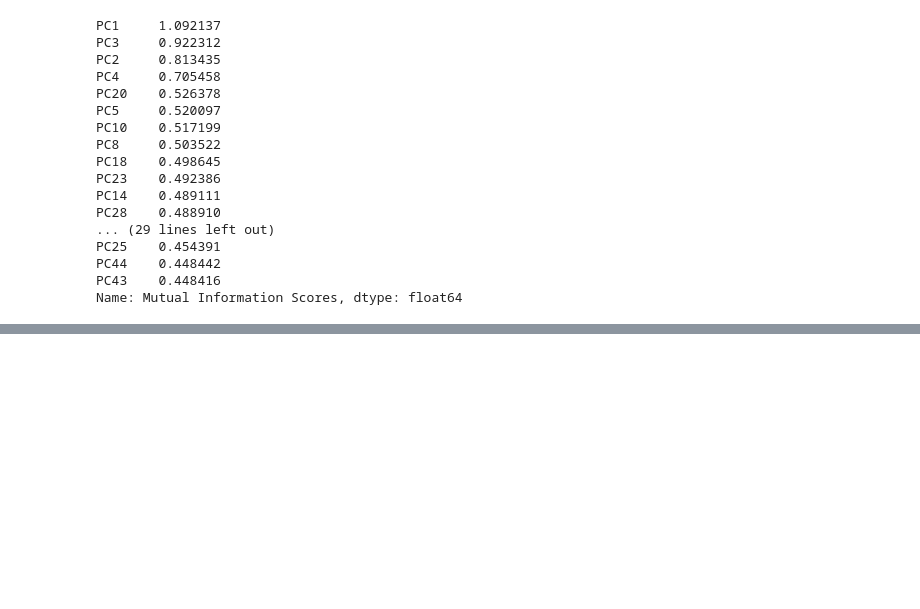
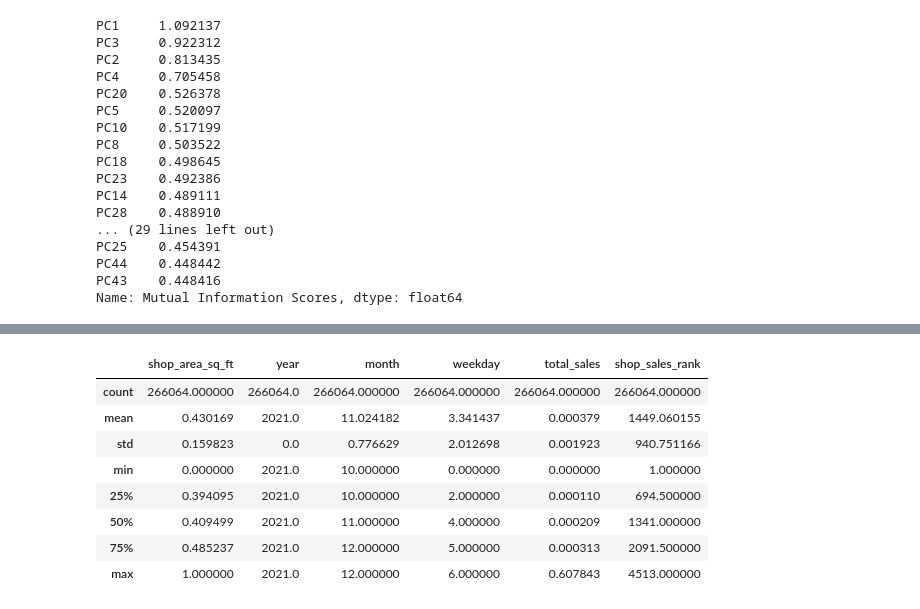
Before and after one commit to AnoshanJ/Datastorm4.0, a Jupyter notebook: Day 2/Solution.ipynb, the cells around one changed output, grey strips where cells are left out. Saved outputs shown, nothing was run; the diff lists cells and outputs as text; code cells hidden in the pictures; blank space fills up the shorter version.

```diff
--- a/Day 2/Solution.ipynb
+++ b/Day 2/Solution.ipynb
@@ -783,0 +688,21 @@ Name: Mutual Information Scores, dtype: float64
+# %%
+# Create price-related features
+X_train_scaled['total_sales'] = X_train_scaled['item_price'] * X_train_scaled['quantity_sold']
+# Create shop-related features
+# X_train_scaled['shop_sales_per_sq_ft'] = X_train_scaled['total_sales'] / X_train_scaled['shop_area_sq_ft']
+X_train_scaled['shop_sales_rank'] = X_train_scaled.groupby('shop_id')['total_sales'].rank(ascending=False)
+
+
+X_test_scaled['total_sales'] = X_test_scaled['item_price'] * X_test_scaled['quantity_sold']
+# X_test_scaled['shop_sales_per_sq_ft'] = X_test_scaled['total_sales'] / X_test_scaled['shop_area_sq_ft']
+X_test_scaled['shop_sales_rank'] = X_test_scaled.groupby('shop_id')['total_sales'].rank(ascending=False)
+
+X_submission_scaled['total_sales'] = X_submission_scaled['item_price'] * X_submission_scaled['quantity_sold']
+# X_submission_scaled['shop_sales_per_sq_ft'] = X_submission_scaled['total_sales'] / X_submission_scaled['shop_area_sq_ft']
+X_submission_scaled['shop_sales_rank'] = X_submission_scaled.groupby('shop_id')['total_sales'].rank(ascending=False)
+# %%
+# remove the redundant columns
+
+X_train_scaled.drop(['item_price', 'quantity_sold'], axis=1, inplace=True)
+X_test_scaled.drop(['item_price', 'quantity_sold'], axis=1, inplace=True)
+X_submission_scaled.drop(['item_price', 'quantity_sold'], axis=1, inplace=True)
@@ -783,0 +718,12 @@ Name: Mutual Information Scores, dtype: float64
+# %%
+X_train_scaled.describe()
+# %% [output]
+|  | shop_area_sq_ft | year | month | weekday | total_sales | shop_sales_rank |
+| count | 266064.000000 | 266064.0 | 266064.000000 | 266064.000000 | 266064.000000 | 266064.000000 |
+| mean | 0.430169 | 2021.0 | 11.024182 | 3.341437 | 0.000379 | 1449.060155 |
+| std | 0.159823 | 0.0 | 0.776629 | 2.012698 | 0.001923 | 940.751166 |
+| min | 0.000000 | 2021.0 | 10.000000 | 0.000000 | 0.000000 | 1.000000 |
+| 25% | 0.394095 | 2021.0 | 10.000000 | 2.000000 | 0.000110 | 694.500000 |
+| 50% | 0.409499 | 2021.0 | 11.000000 | 4.000000 | 0.000209 | 1341.000000 |
+| 75% | 0.485237 | 2021.0 | 12.000000 | 5.000000 | 0.000313 | 2091.500000 |
+| max | 1.000000 | 2021.0 | 12.000000 | 6.000000 | 0.607843 | 4513.000000 |
```
Also changed, not shown: parts of 38 cells of this notebook, 1 other file.
